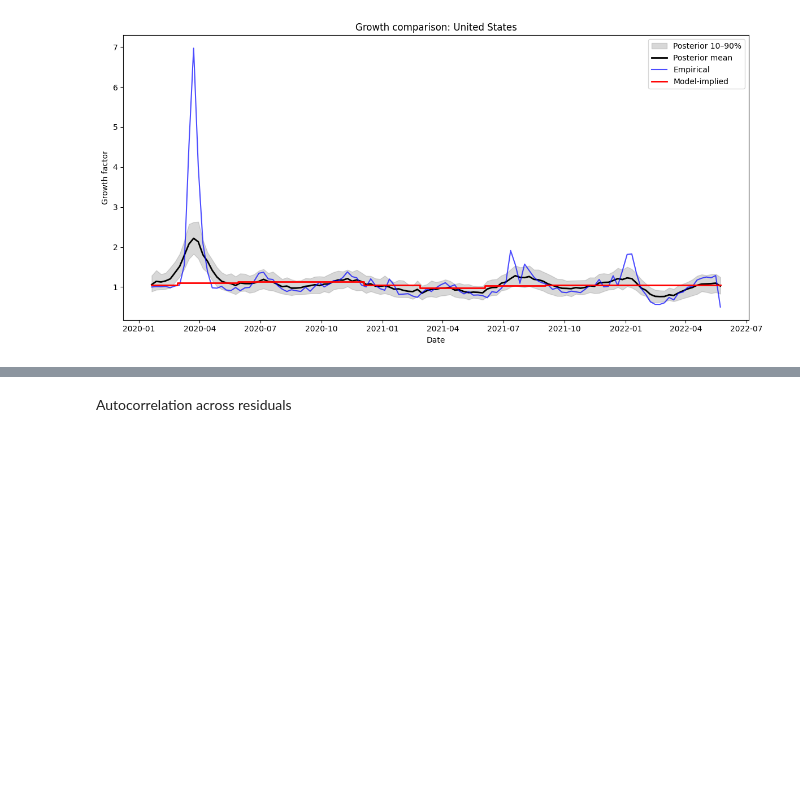
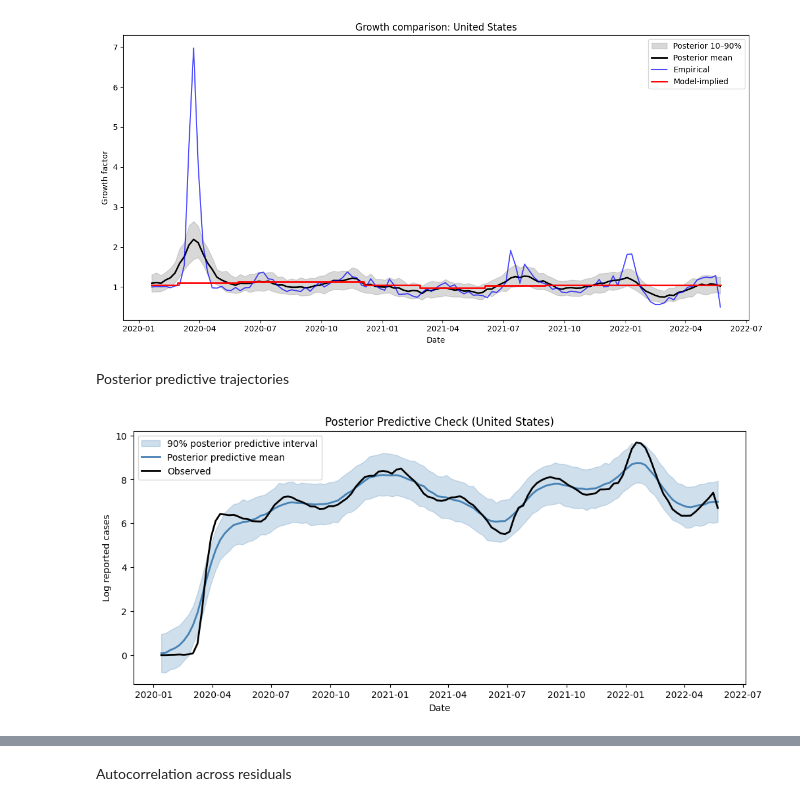
Before and after one commit to xiaoran0606/305-project, a Jupyter notebook: model/inference.ipynb, the cells around one changed output, grey strips where cells are left out. Saved outputs shown, nothing was run; the diff lists cells and outputs as text; code cells hidden in the pictures; blank space fills up the shorter version.

```diff
--- a/model/inference.ipynb
+++ b/model/inference.ipynb
@@ -226,3 +227,5 @@ if __name__ == '__main__':
     )
 # %% [output]
 [figure]
+# %% [markdown]
+Posterior predictive trajectories
@@ -228,0 +318,11 @@ if __name__ == '__main__':
+# %%
+posterior_predictive_band(
+    country='United States',
+    df=df,
+    results=results,
+    alpha=alpha,
+    tau2=tau2,
+    n_samples=1000
+)
+# %% [output]
+[figure, added]
```
Also changed, not shown: parts of 11 cells of this notebook.
